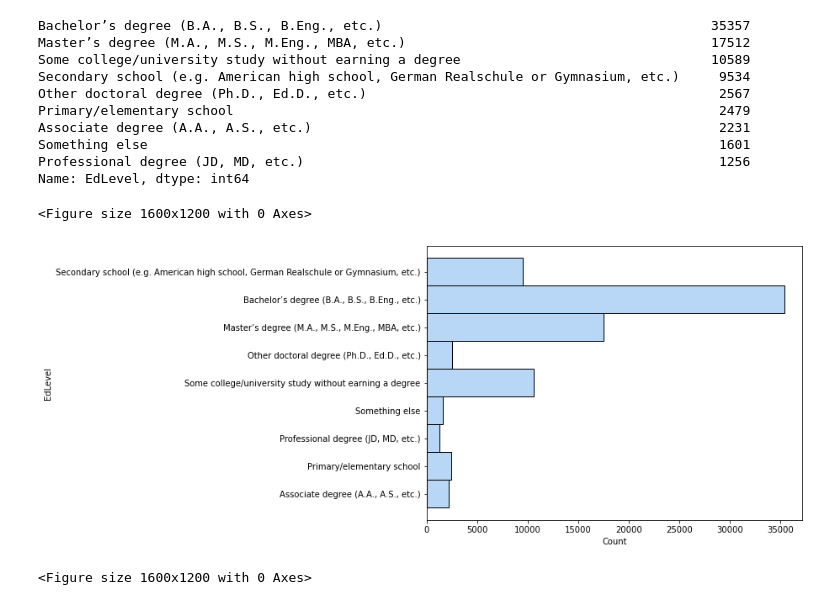
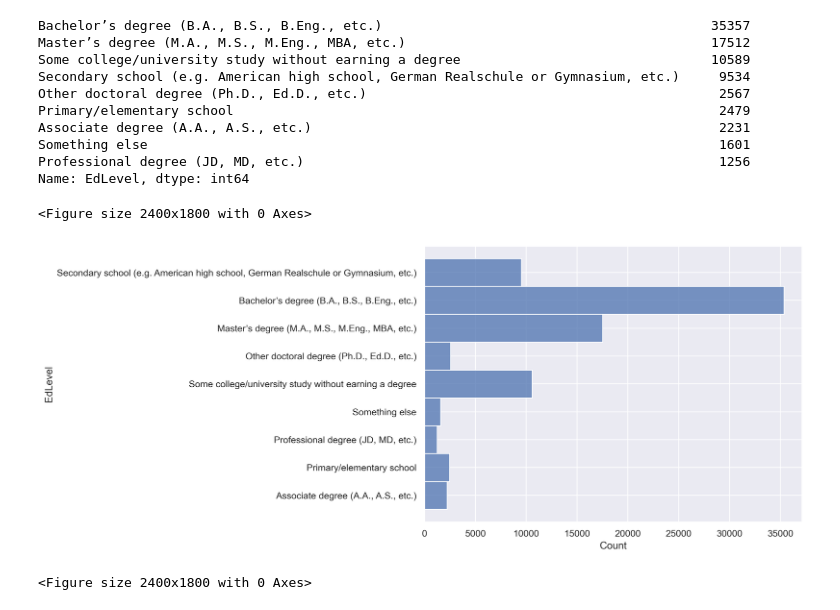
Before and after one commit to Ikshit-67/EDA_Git, a Jupyter notebook: StackOverflowSurvey/main.ipynb, the cells around one changed output. Saved outputs shown, nothing was run; the diff lists cells and outputs as text; code cells hidden in the pictures.

```diff
--- a/StackOverflowSurvey/main.ipynb
+++ b/StackOverflowSurvey/main.ipynb
@@ -71,7 +71,6 @@ There are total 9 age groups, ranging from 11-17 years to older than 64 years
 # %%
 sns.set_palette("pastel")
 df2 = df.sort_values("Age1stCode")
-plt.xticks(rotation = 90)
-sns.histplot(data = df2['Age1stCode'])
-plt.rcParams["figure.figsize"] = (8,6)
+sns.histplot(data = df2, y = df2['Age1stCode'])
+plt.rcParams["figure.figsize"] = (5,3)
 # %% [output]
@@ -98,9 +97,10 @@ Something else
 Professional degree (JD, MD, etc.)                                                     1256
 Name: EdLevel, dtype: int64
 # %%
+sns.set(rc={"figure.dpi":300, 'savefig.dpi':300})
 sns.histplot(data = df, y=df["EdLevel"])
-figure(figsize=(8, 6), dpi=200)
+figure(figsize=(8, 6))
 # %% [output]
-<Figure size 1600x1200 with 0 Axes>
+<Figure size 2400x1800 with 0 Axes>
-[figure, old version]
+[figure, new version]
-<Figure size 1600x1200 with 0 Axes>
+<Figure size 2400x1800 with 0 Axes>
```
Also changed, not shown: parts of 1 cell of this notebook.
